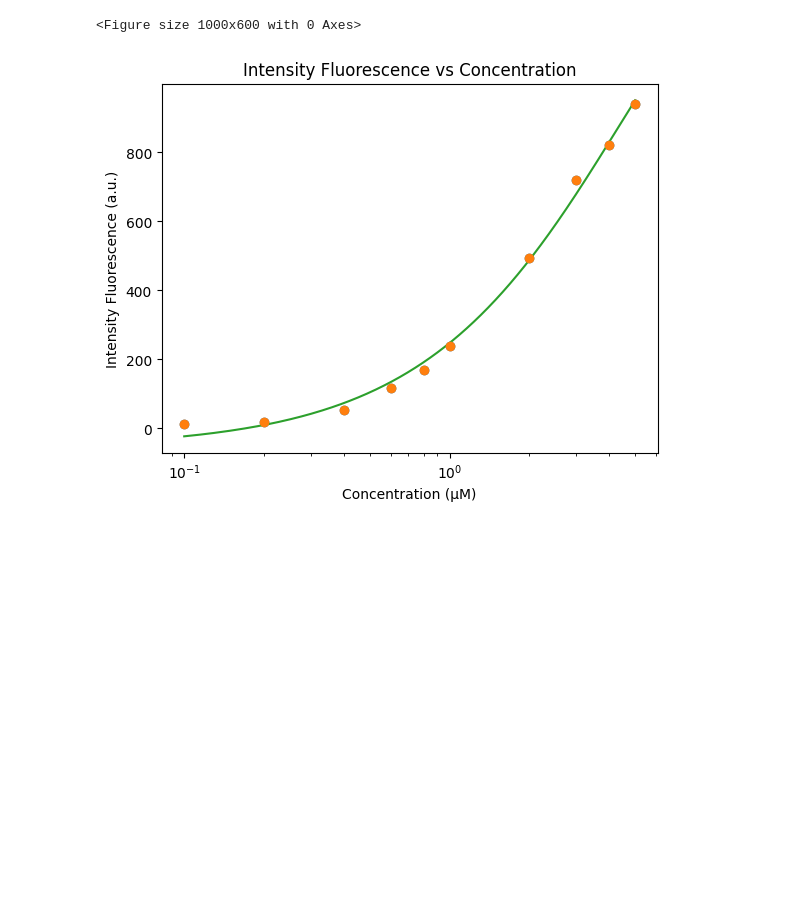
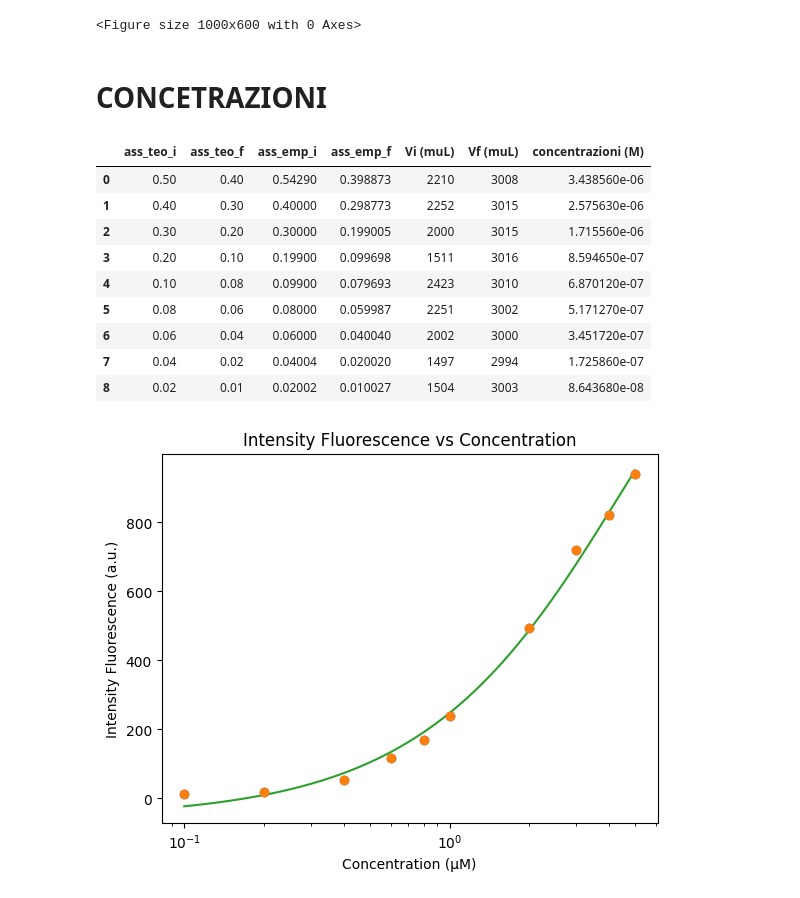
Before and after one commit to CarminatiGiovanni/LaboratorioBiofisica, a Jupyter notebook: FLUO1/spettro_emissione_concentrazione.ipynb, the cells around one changed output. Cells and saved outputs as stored; diff of their text form; code cells hidden in the pictures; blank space fills up the shorter version.

Commit message:
Imported data

```diff
--- a/FLUO1/spettro_emissione_concentrazione.ipynb
+++ b/FLUO1/spettro_emissione_concentrazione.ipynb
@@ -187,6 +187,25 @@ fig.update_layout(
 fig.show()
 # %% [output]
 <Figure size 1000x600 with 0 Axes>
+# %% [markdown]
+# CONCETRAZIONI
+# %%
+filename = './data/concentrazioni_rodamina.csv'
+filename_ass = './data/'
+
+conc = pd.read_csv(filename,sep=',')
+display(conc)
+# %% [output]
+|  | ass_teo_i | ass_teo_f | ass_emp_i | ass_emp_f | Vi (muL) | Vf (muL) | concentrazioni (M) |
+| 0 | 0.50 | 0.40 | 0.54290 | 0.398873 | 2210 | 3008 | 3.438560e-06 |
+| 1 | 0.40 | 0.30 | 0.40000 | 0.298773 | 2252 | 3015 | 2.575630e-06 |
+| 2 | 0.30 | 0.20 | 0.30000 | 0.199005 | 2000 | 3015 | 1.715560e-06 |
+| 3 | 0.20 | 0.10 | 0.19900 | 0.099698 | 1511 | 3016 | 8.594650e-07 |
+| 4 | 0.10 | 0.08 | 0.09900 | 0.079693 | 2423 | 3010 | 6.870120e-07 |
+| 5 | 0.08 | 0.06 | 0.08000 | 0.059987 | 2251 | 3002 | 5.171270e-07 |
+| 6 | 0.06 | 0.04 | 0.06000 | 0.040040 | 2002 | 3000 | 3.451720e-07 |
+| 7 | 0.04 | 0.02 | 0.04004 | 0.020020 | 1497 | 2994 | 1.725860e-07 |
+| 8 | 0.02 | 0.01 | 0.02002 | 0.010027 | 1504 | 3003 | 8.643680e-08 |
 # %%
 # fit with the exponential 1-exp(-k*C)
 
```
Also changed, not shown: parts of 1 cell of this notebook, 6 other files.
